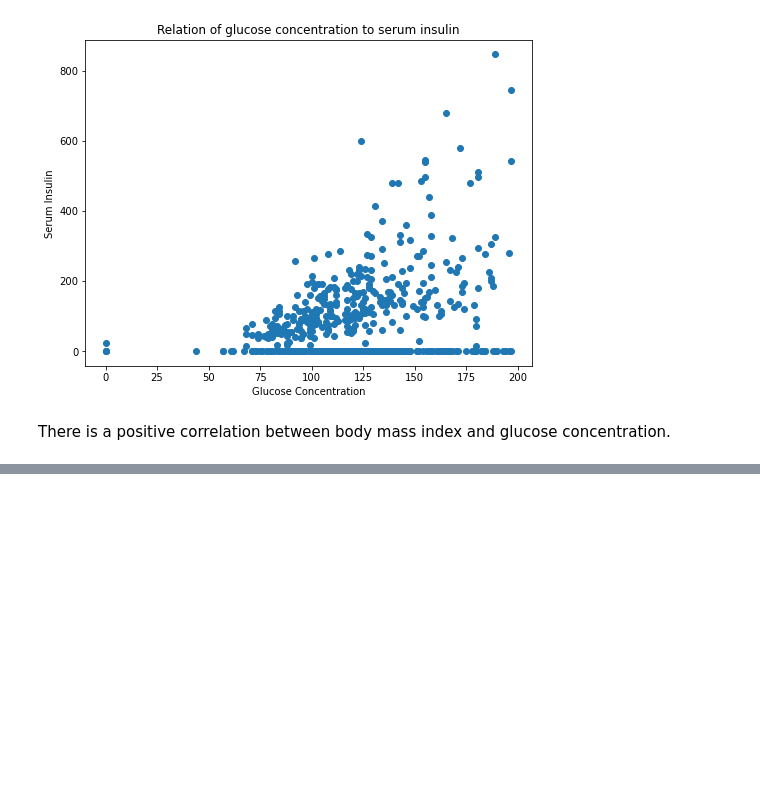
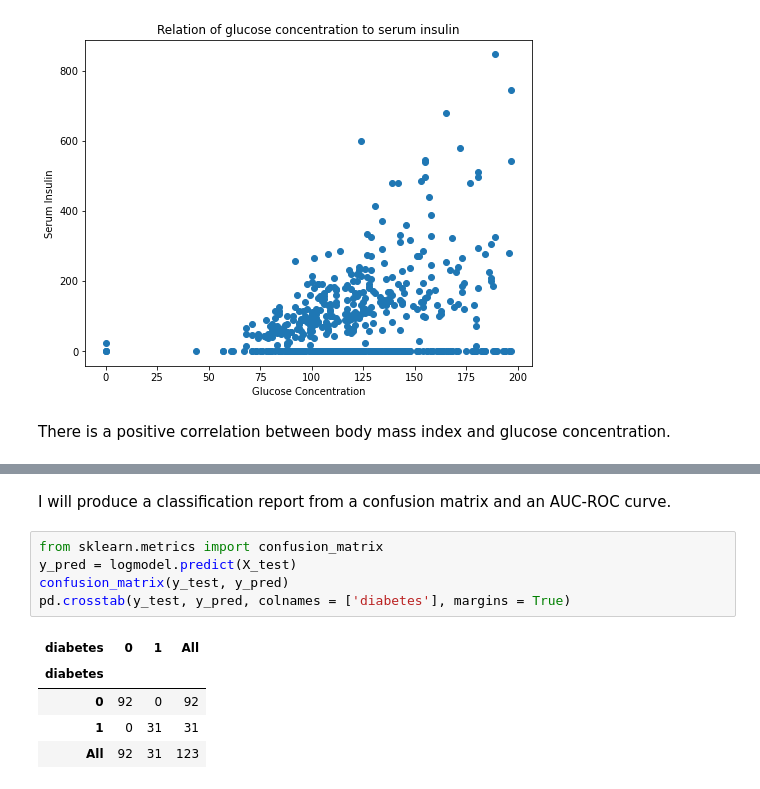
Before and after one commit to smaxwell953/Springboard_DSC_Career_Track, a Jupyter notebook: 20.3_Data_Storytelling/20.3_Data_Storytelling_Diabetes.ipynb, the cells around one changed output, grey strips where cells are left out. Drawn from its saved outputs; the diff is of its cells as text; blank space fills up the shorter version.

```diff
--- a/20.3_Data_Storytelling/20.3_Data_Storytelling_Diabetes.ipynb
+++ b/20.3_Data_Storytelling/20.3_Data_Storytelling_Diabetes.ipynb
@@ -235,0 +272,13 @@ There is a positive correlation between body mass index and glucose concentratio
+# %% [markdown]
+I will produce a classification report from a confusion matrix and an AUC-ROC curve.
+# %%
+from sklearn.metrics import confusion_matrix
+y_pred = logmodel.predict(X_test)
+confusion_matrix(y_test, y_pred)
+pd.crosstab(y_test, y_pred, colnames = ['diabetes'], margins = True)
+# %% [output]
+| diabetes | 0 | 1 | All |
+| diabetes |  |  |  |
+| 0 | 92 | 0 | 92 |
+| 1 | 0 | 31 | 31 |
+| All | 92 | 31 | 123 |
```
Also changed, not shown: parts of 7 cells of this notebook.
